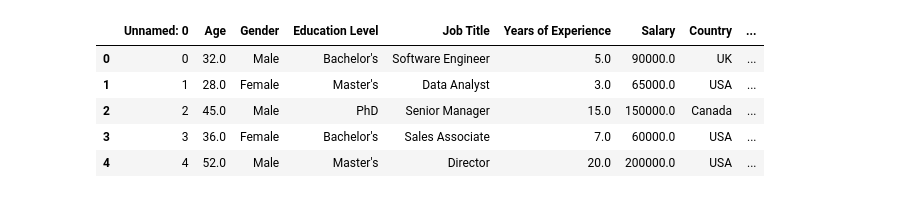
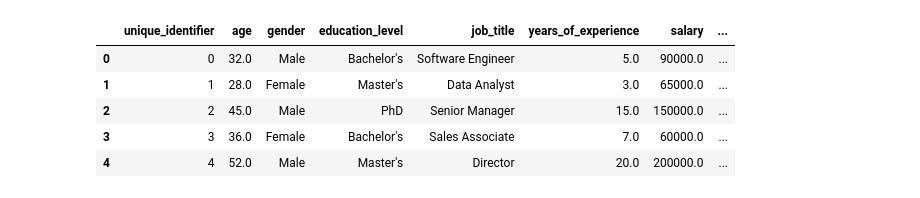
Before and after one commit to IVYMWAI/PayStats, a Jupyter notebook: Data Analysis with Python.ipynb, the cells around one changed output. Cells and saved outputs as stored; diff of their text form; code cells hidden in the pictures.

```diff
--- a/Data Analysis with Python.ipynb
+++ b/Data Analysis with Python.ipynb
@@ -3,10 +1,13 @@ import pandas as pd
-# %%
-df=pd.read_csv("Salary_Data_Based_country_and_race.csv")
-df.head()
-# %% [output]
-|  | Unnamed: 0 | Age | Gender | Education Level | Job Title | Years of Experience | Salary | Country | ... |
-| 0 | 0 | 32.0 | Male | Bachelor's | Software Engineer | 5.0 | 90000.0 | UK | ... |
-| 1 | 1 | 28.0 | Female | Master's | Data Analyst | 3.0 | 65000.0 | USA | ... |
-| 2 | 2 | 45.0 | Male | PhD | Senior Manager | 15.0 | 150000.0 | Canada | ... |
-| 3 | 3 | 36.0 | Female | Bachelor's | Sales Associate | 7.0 | 60000.0 | USA | ... |
-| 4 | 4 | 52.0 | Male | Master's | Director | 20.0 | 200000.0 | USA | ... |
+# %%
+#importing data into jupyter notebook
+import pandas as pd
+import numpy as np
+data=pd.read_csv("Salary_Data_Based_country_and_race.csv")
+data.head()
+# %% [output]
+|  | unique_identifier | age | gender | education_level | job_title | years_of_experience | salary | ... |
+| 0 | 0 | 32.0 | Male | Bachelor's | Software Engineer | 5.0 | 90000.0 | ... |
+| 1 | 1 | 28.0 | Female | Master's | Data Analyst | 3.0 | 65000.0 | ... |
+| 2 | 2 | 45.0 | Male | PhD | Senior Manager | 15.0 | 150000.0 | ... |
+| 3 | 3 | 36.0 | Female | Bachelor's | Sales Associate | 7.0 | 60000.0 | ... |
+| 4 | 4 | 52.0 | Male | Master's | Director | 20.0 | 200000.0 | ... |
```
Also changed, not shown: parts of 5 cells of this notebook, 2 other files.
